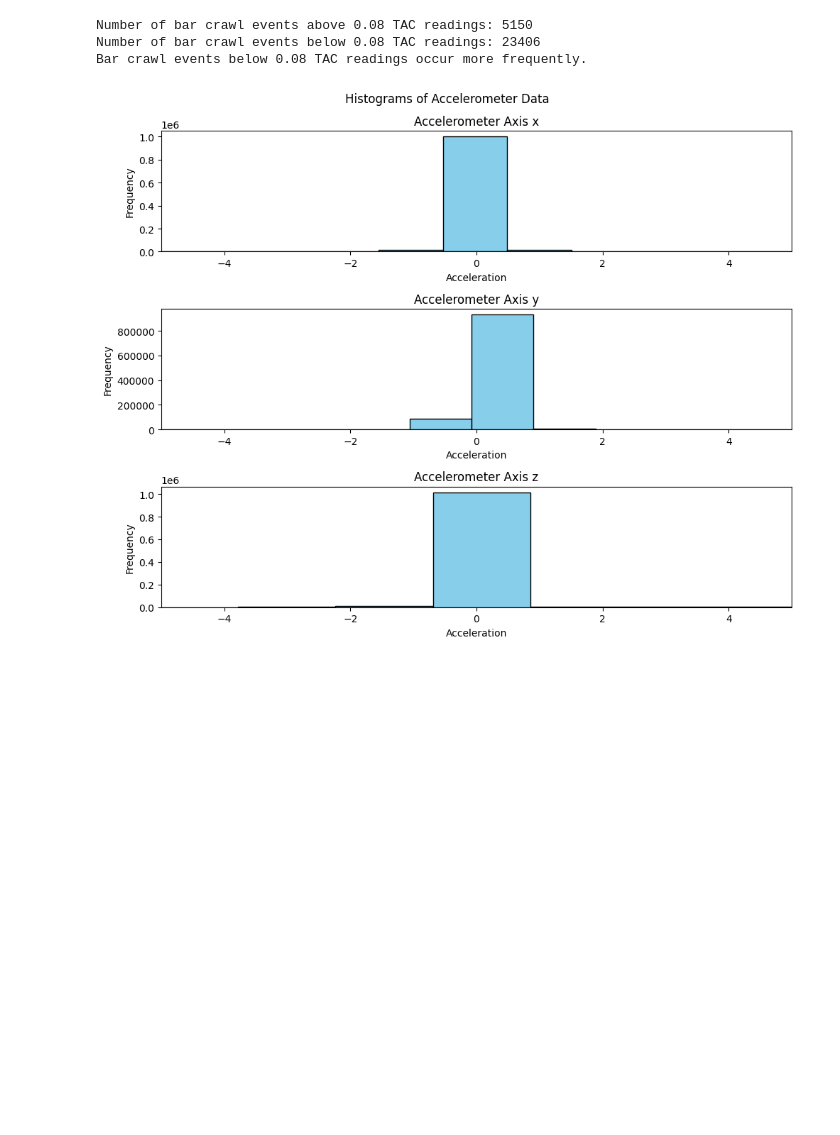
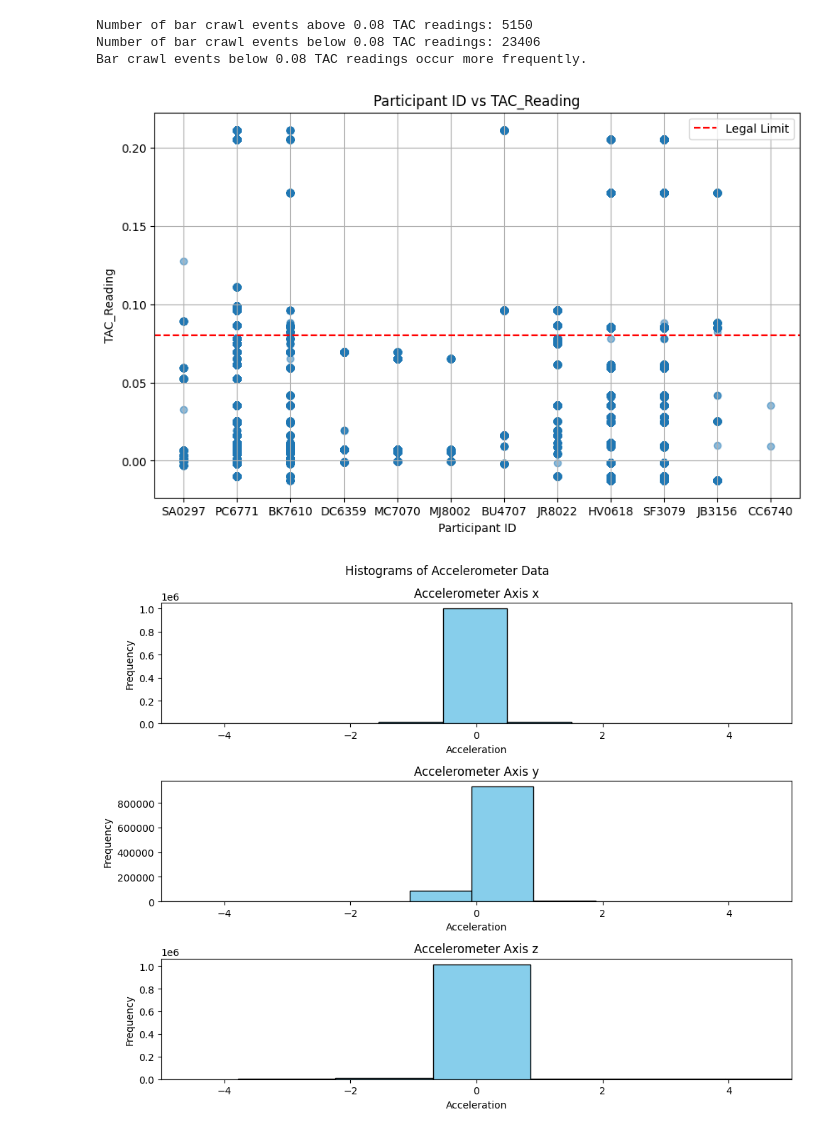
Before and after one commit to MercerHeath/ML-Project, a Jupyter notebook: project/mlproject.ipynb, the cells around one changed output. Drawn from its saved outputs; the diff is of its cells as text; code cells hidden in the pictures; blank space fills up the shorter version.

```diff
--- a/project/mlproject.ipynb
+++ b/project/mlproject.ipynb
@@ -218,4 +228,23 @@ See the caveats in the documentation: https://pandas.pydata.org/pandas-docs/stab
 Number of bar crawl events above 0.08 TAC readings: 5150
 Number of bar crawl events below 0.08 TAC readings: 23406
 Bar crawl events below 0.08 TAC readings occur more frequently.
+# %%
+#Written by Nathan Padgett
+import matplotlib.pyplot as plt
+
+threshold = 0.08
+pid = merged_data['pid']
+magnitude = merged_data['TAC_Reading']
+
+plt.figure(figsize=(10, 6))
+plt.scatter(pid, magnitude, alpha=0.5)
+plt.axhline(y=threshold, color='r', linestyle='--', label='Legal Limit')
+plt.title('Participant ID vs TAC_Reading')
+plt.xlabel('Participant ID')
+plt.ylabel('TAC_Reading')
+plt.grid(True)
+plt.legend()
+plt.show()
+# %% [output]
+[figure, added]
 # %%
```
Also changed, not shown: parts of 20 cells of this notebook.
